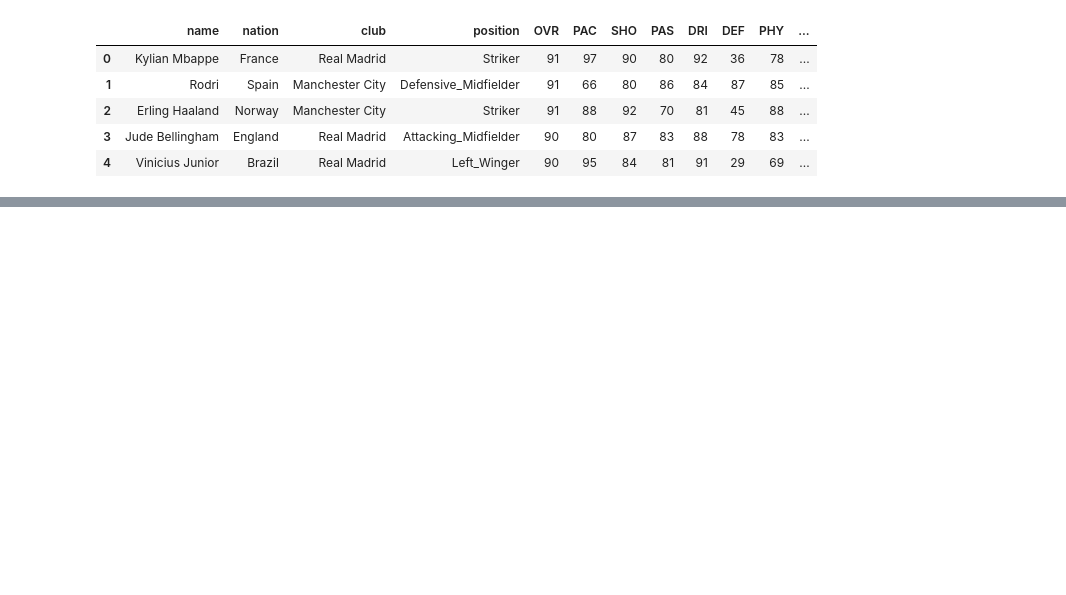
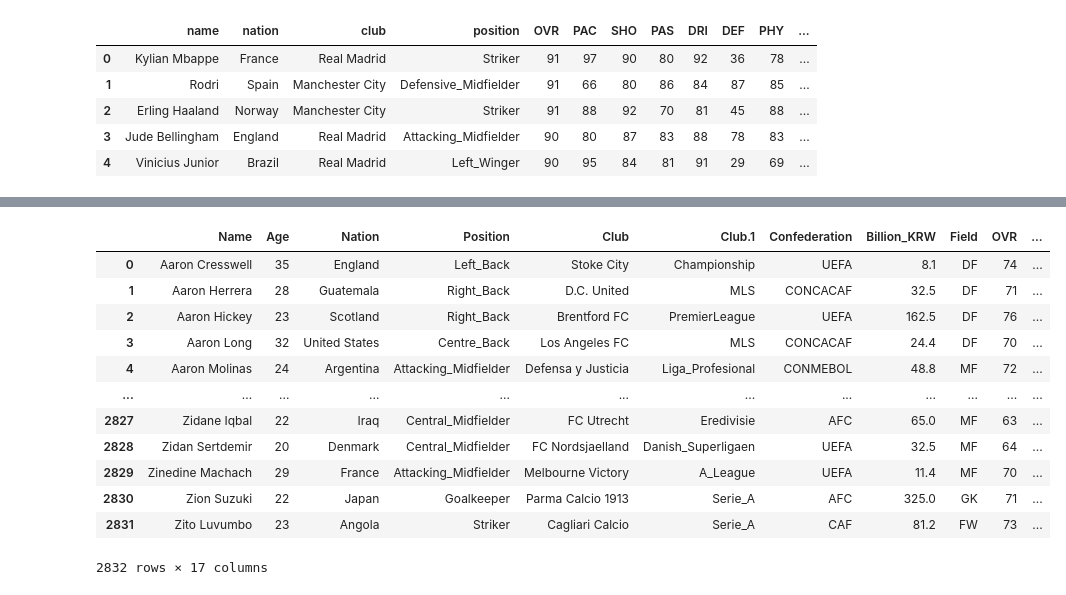
Before and after one commit to sesac-dragon/project_jeon99yu, a Jupyter notebook: notebooks/fc25_cleaning.ipynb, the cells around one changed output, grey strips where cells are left out. Saved outputs shown, nothing was run; the diff lists cells and outputs as text; code cells hidden in the pictures; blank space fills up the shorter version.

```diff
--- a/notebooks/fc25_cleaning.ipynb
+++ b/notebooks/fc25_cleaning.ipynb
@@ -651,0 +425,3 @@ mismatch_pos
+# %%
+merged_df = pd.merge(fc_common, player_common, on='Identifier', suffixes=('_fc25', '_tfm'))
+merged_df
@@ -651,0 +446,6 @@ mismatch_pos
+# %%
+new_column_order = ['name_tfm','age','nation_tfm','position_tfm','club_tfm','league','confederation','value_billion_krw','field_tfm',
+                    'OVR','PAC','SHO','PAS','DRI','DEF','PHY','Identifier','name_fc25','nation_fc25','club_fc25','field_fc25','position_fc25']
+
+football_df = merged_df[new_column_order]
+football_df.head()
@@ -651,0 +460,3 @@ mismatch_pos
+# %%
+football_df = football_df.drop(columns=football_df.columns[-5:])
+football_df.head()
@@ -651,0 +470,30 @@ mismatch_pos
+# %%
+football_df = football_df.rename(columns={
+    'name_tfm': 'Name',
+    'age': 'Age',
+    'nation_tfm': 'Nation',
+    'position_tfm': 'Position',
+    'club_tfm': 'Club',
+    'league': 'League',
+    'confederation': 'Confederation',
+    'value_billion_krw': 'Billion_KRW',
+    'field_tfm': 'Field',
+    'Identifier': 'Name_ID'
+})
+# %%
+football_df.to_csv('../data/football_data.csv', index=False, encoding='utf-8-sig')
+football_df
+# %% [output]
+|  | Name | Age | Nation | Position | Club | Club.1 | Confederation | Billion_KRW | Field | OVR | ... |
+| 0 | Aaron Cresswell | 35 | England | Left_Back | Stoke City | Championship | UEFA | 8.1 | DF | 74 | ... |
+| 1 | Aaron Herrera | 28 | Guatemala | Right_Back | D.C. United | MLS | CONCACAF | 32.5 | DF | 71 | ... |
+| 2 | Aaron Hickey | 23 | Scotland | Right_Back | Brentford FC | PremierLeague | UEFA | 162.5 | DF | 76 | ... |
+| 3 | Aaron Long | 32 | United States | Centre_Back | Los Angeles FC | MLS | CONCACAF | 24.4 | DF | 70 | ... |
+| 4 | Aaron Molinas | 24 | Argentina | Attacking_Midfielder | Defensa y Justicia | Liga_Profesional | CONMEBOL | 48.8 | MF | 72 | ... |
+| ... | ... | ... | ... | ... | ... | ... | ... | ... | ... | ... | ... |
+| 2827 | Zidane Iqbal | 22 | Iraq | Central_Midfielder | FC Utrecht | Eredivisie | AFC | 65.0 | MF | 63 | ... |
+| 2828 | Zidan Sertdemir | 20 | Denmark | Central_Midfielder | FC Nordsjaelland | Danish_Superligaen | UEFA | 32.5 | MF | 64 | ... |
+| 2829 | Zinedine Machach | 29 | France | Attacking_Midfielder | Melbourne Victory | A_League | UEFA | 11.4 | MF | 70 | ... |
+| 2830 | Zion Suzuki | 22 | Japan | Goalkeeper | Parma Calcio 1913 | Serie_A | AFC | 325.0 | GK | 71 | ... |
+| 2831 | Zito Luvumbo | 23 | Angola | Striker | Cagliari Calcio | Serie_A | CAF | 81.2 | FW | 73 | ... |
+2832 rows × 17 columns
```
Also changed, not shown: parts of 89 cells of this notebook.
